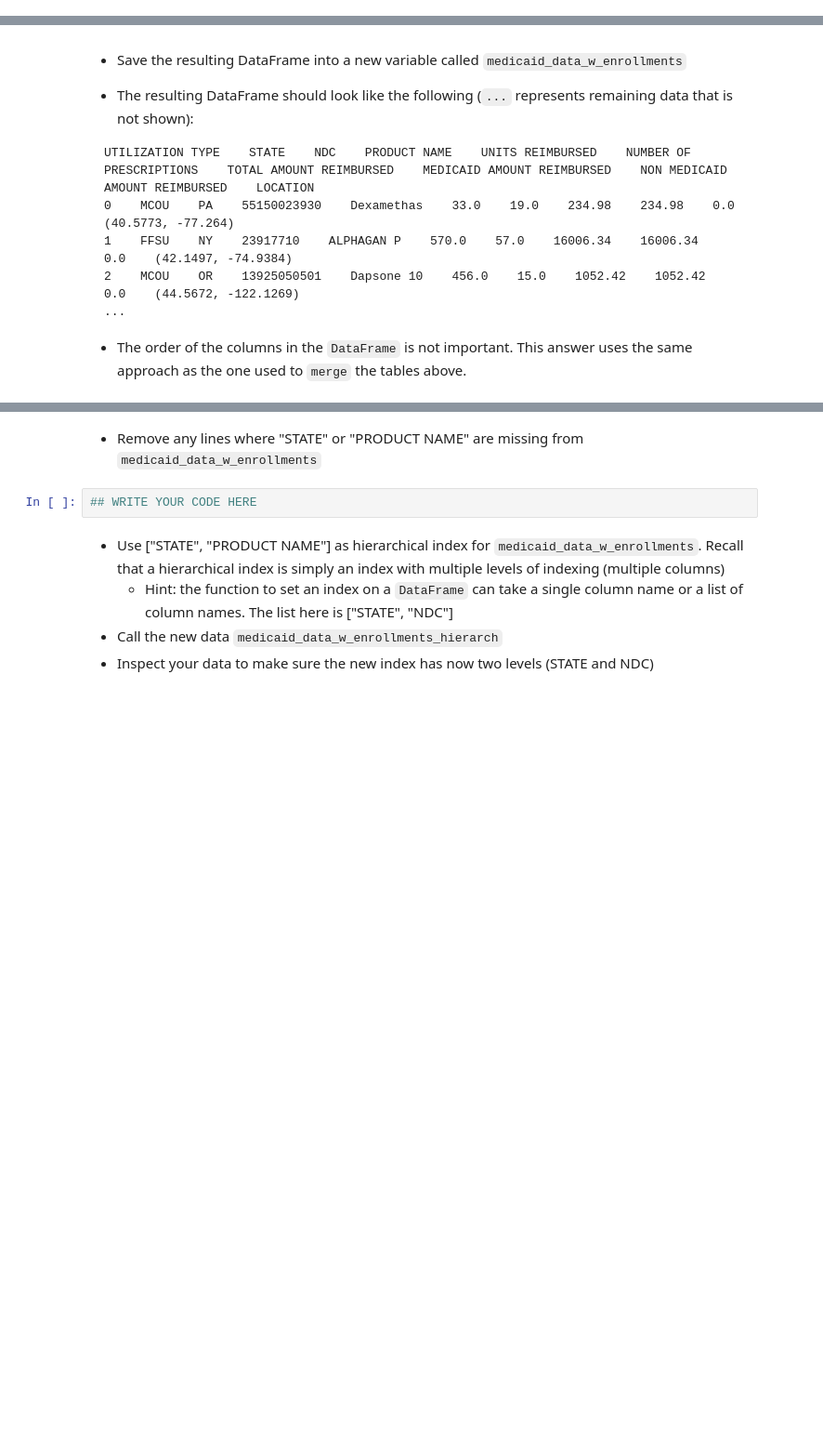
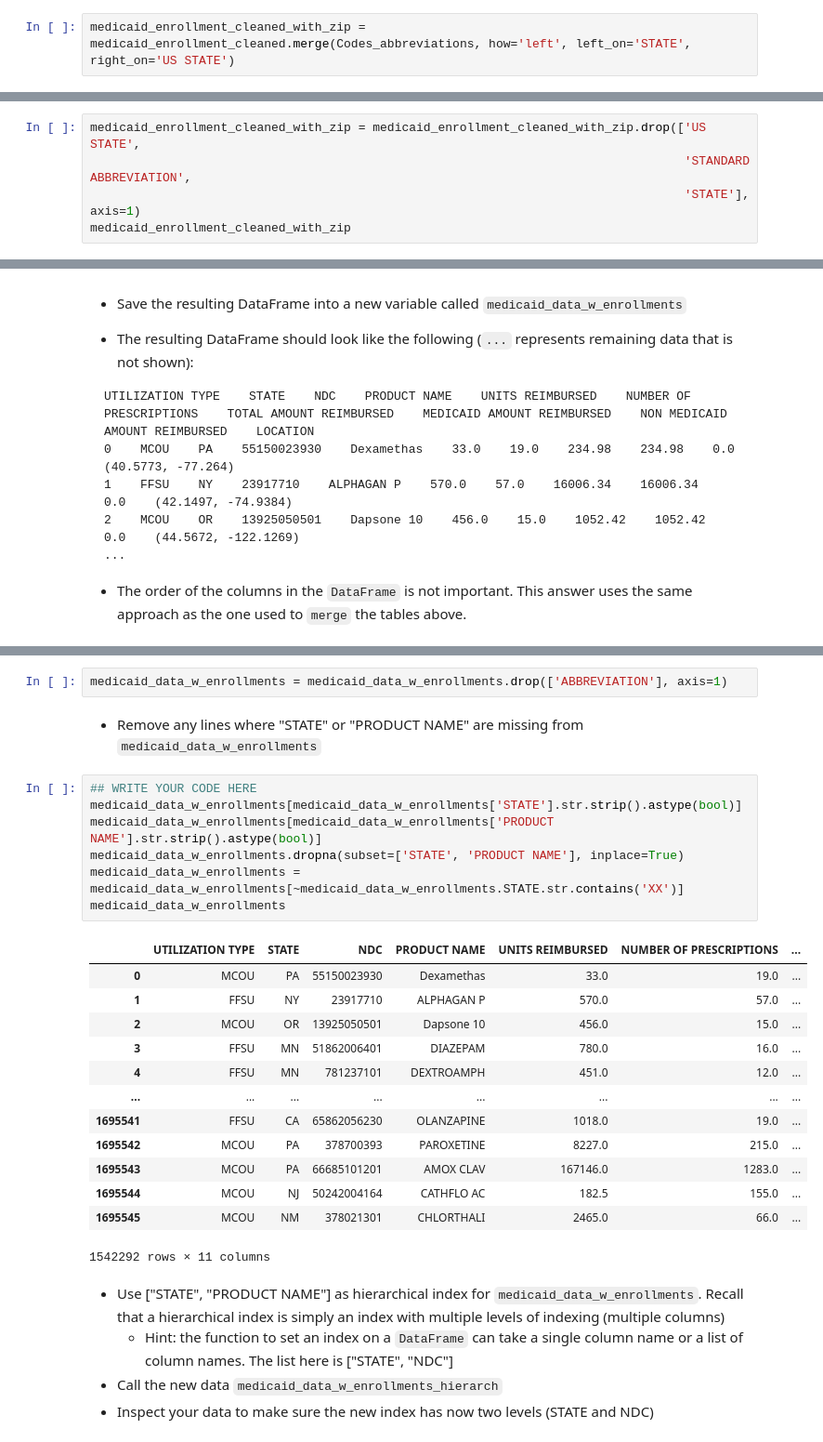
Before and after one commit to ebruffey/ics434, a Jupyter notebook: assignments/data-wrangling-ebruffey/Assignment_1.ipynb, the cells around one changed output, grey strips where cells are left out. Shown at 93% size. Drawn from its saved outputs; the diff is of its cells as text; blank space fills up the shorter version.

```diff
--- a/assignments/data-wrangling-ebruffey/Assignment_1.ipynb
+++ b/assignments/data-wrangling-ebruffey/Assignment_1.ipynb
@@ -594,3 +539,5 @@ HTTPError: HTTP Error 403: Forbidden
+# %%
+medicaid_enrollment_cleaned_with_zip = medicaid_enrollment_cleaned.merge(Codes_abbreviations, how='left', left_on='STATE', right_on='US STATE')
 # %% [markdown]
 * We have no further use for the column STATE in  `medicaid_enrollment_cleaned_with_zip`
   * Remove the column make sure your data in `medicaid_enrollment_cleaned_with_zip` looks like the following  ( `...` represents remaining data that is not shown):
@@ -608,0 +554,5 @@ HTTPError: HTTP Error 403: Forbidden
+# %%
+medicaid_enrollment_cleaned_with_zip = medicaid_enrollment_cleaned_with_zip.drop(['US STATE',
+                                                                                  'STANDARD ABBREVIATION',
+                                                                                  'STATE'], axis=1)
+medicaid_enrollment_cleaned_with_zip
@@ -628,7 +599,28 @@ UTILIZATION TYPE    STATE    NDC    PRODUCT NAME    UNITS REIMBURSED    NUMBER O
+# %%
+medicaid_data_w_enrollments = medicaid_data_w_enrollments.drop(['ABBREVIATION'], axis=1)
 # %% [markdown]
 - Remove any lines where "STATE" or "PRODUCT NAME" are missing from  `medicaid_data_w_enrollments`
-# %%
-## WRITE YOUR CODE HERE
+# %%
+## WRITE YOUR CODE HERE
+medicaid_data_w_enrollments[medicaid_data_w_enrollments['STATE'].str.strip().astype(bool)]
+medicaid_data_w_enrollments[medicaid_data_w_enrollments['PRODUCT NAME'].str.strip().astype(bool)]
+medicaid_data_w_enrollments.dropna(subset=['STATE', 'PRODUCT NAME'], inplace=True)
+medicaid_data_w_enrollments = medicaid_data_w_enrollments[~medicaid_data_w_enrollments.STATE.str.contains('XX')]
+medicaid_data_w_enrollments
+# %% [output]
+|  | UTILIZATION TYPE | STATE | NDC | PRODUCT NAME | UNITS REIMBURSED | NUMBER OF PRESCRIPTIONS | ... |
+| 0 | MCOU | PA | 55150023930 | Dexamethas | 33.0 | 19.0 | ... |
+| 1 | FFSU | NY | 23917710 | ALPHAGAN P | 570.0 | 57.0 | ... |
+| 2 | MCOU | OR | 13925050501 | Dapsone 10 | 456.0 | 15.0 | ... |
+| 3 | FFSU | MN | 51862006401 | DIAZEPAM | 780.0 | 16.0 | ... |
+| 4 | FFSU | MN | 781237101 | DEXTROAMPH | 451.0 | 12.0 | ... |
+| ... | ... | ... | ... | ... | ... | ... | ... |
+| 1695541 | FFSU | CA | 65862056230 | OLANZAPINE | 1018.0 | 19.0 | ... |
+| 1695542 | MCOU | PA | 378700393 | PAROXETINE | 8227.0 | 215.0 | ... |
+| 1695543 | MCOU | PA | 66685101201 | AMOX CLAV | 167146.0 | 1283.0 | ... |
+| 1695544 | MCOU | NJ | 50242004164 | CATHFLO AC | 182.5 | 155.0 | ... |
+| 1695545 | MCOU | NM | 378021301 | CHLORTHALI | 2465.0 | 66.0 | ... |
+1542292 rows × 11 columns
 # %% [markdown]
 - Use ["STATE", "PRODUCT NAME"] as hierarchical index for `medicaid_data_w_enrollments`. Recall that a hierarchical index is simply an index with multiple levels of indexing (multiple columns)
   * Hint: the function to set an index on a `DataFrame` can take a single column name or a list of column names. The list here is  ["STATE", "NDC"]
```
Also changed, not shown: parts of 36 cells of this notebook.
